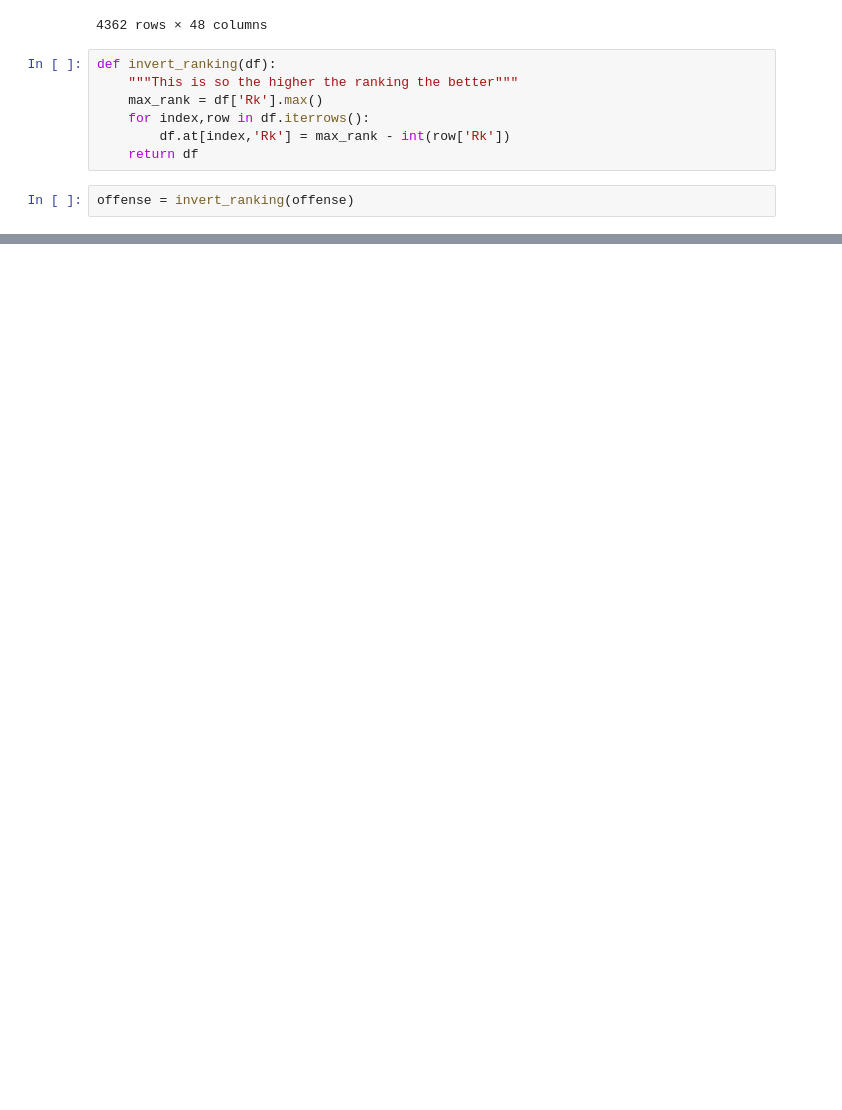
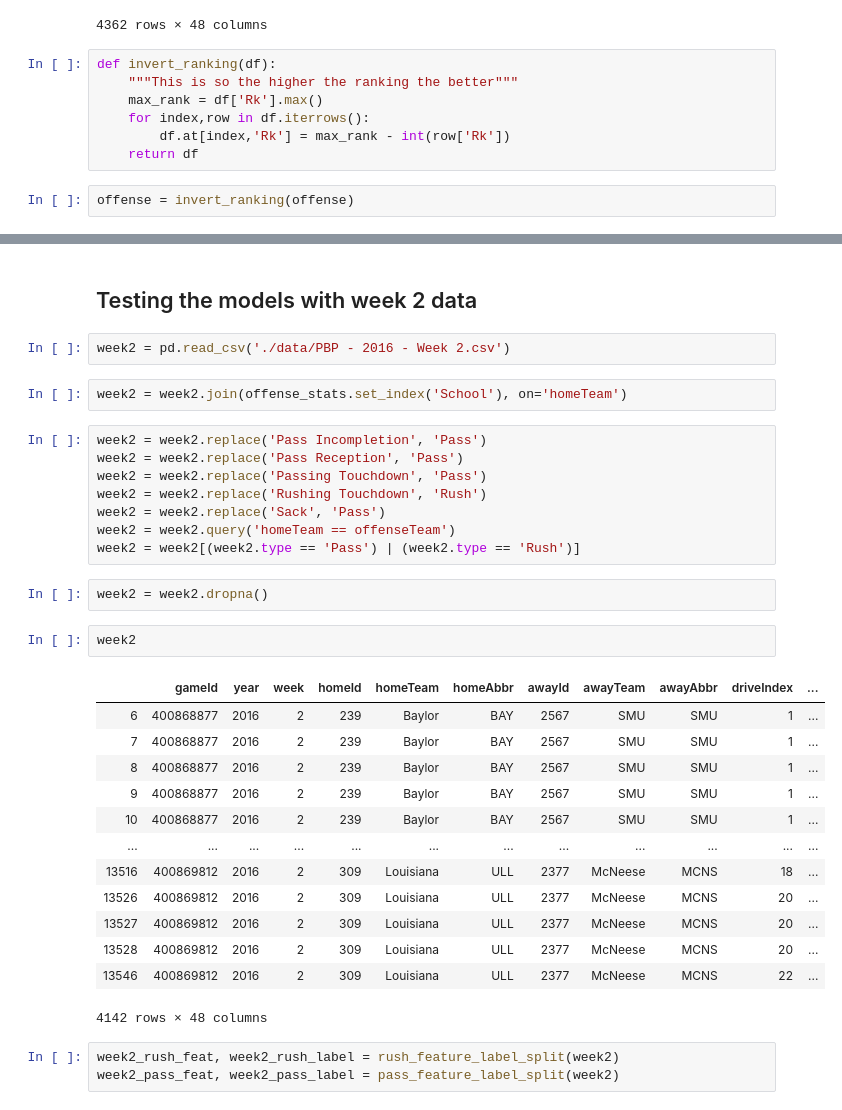
Before and after one commit to nwiatrek/cfb-ml, a Jupyter notebook: Get Drive Result.ipynb, the cells around one changed output, grey strips where cells are left out. Drawn from its saved outputs; the diff is of its cells as text; blank space fills up the shorter version.

```diff
--- a/Get Drive Result.ipynb
+++ b/Get Drive Result.ipynb
@@ -131,0 +582,35 @@ offense
+# %% [markdown]
+## Testing the models with week 2 data
+# %%
+week2 = pd.read_csv('./data/PBP - 2016 - Week 2.csv')
+# %%
+week2 = week2.join(offense_stats.set_index('School'), on='homeTeam')
+# %%
+week2 = week2.replace('Pass Incompletion', 'Pass')
+week2 = week2.replace('Pass Reception', 'Pass')
+week2 = week2.replace('Passing Touchdown', 'Pass')
+week2 = week2.replace('Rushing Touchdown', 'Rush')
+week2 = week2.replace('Sack', 'Pass')
+week2 = week2.query('homeTeam == offenseTeam')
+week2 = week2[(week2.type == 'Pass') | (week2.type == 'Rush')]
+# %%
+week2 = week2.dropna()
+# %%
+week2
+# %% [output]
+|  | gameId | year | week | homeId | homeTeam | homeAbbr | awayId | awayTeam | awayAbbr | driveIndex | ... |
+| 6 | 400868877 | 2016 | 2 | 239 | Baylor | BAY | 2567 | SMU | SMU | 1 | ... |
+| 7 | 400868877 | 2016 | 2 | 239 | Baylor | BAY | 2567 | SMU | SMU | 1 | ... |
+| 8 | 400868877 | 2016 | 2 | 239 | Baylor | BAY | 2567 | SMU | SMU | 1 | ... |
+| 9 | 400868877 | 2016 | 2 | 239 | Baylor | BAY | 2567 | SMU | SMU | 1 | ... |
+| 10 | 400868877 | 2016 | 2 | 239 | Baylor | BAY | 2567 | SMU | SMU | 1 | ... |
+| ... | ... | ... | ... | ... | ... | ... | ... | ... | ... | ... | ... |
+| 13516 | 400869812 | 2016 | 2 | 309 | Louisiana | ULL | 2377 | McNeese | MCNS | 18 | ... |
+| 13526 | 400869812 | 2016 | 2 | 309 | Louisiana | ULL | 2377 | McNeese | MCNS | 20 | ... |
+| 13527 | 400869812 | 2016 | 2 | 309 | Louisiana | ULL | 2377 | McNeese | MCNS | 20 | ... |
+| 13528 | 400869812 | 2016 | 2 | 309 | Louisiana | ULL | 2377 | McNeese | MCNS | 20 | ... |
+| 13546 | 400869812 | 2016 | 2 | 309 | Louisiana | ULL | 2377 | McNeese | MCNS | 22 | ... |
+4142 rows × 48 columns
+# %%
+week2_rush_feat, week2_rush_label = rush_feature_label_split(week2)
+week2_pass_feat, week2_pass_label = pass_feature_label_split(week2)
```
Also changed, not shown: parts of 58 cells of this notebook, 8 other files.
